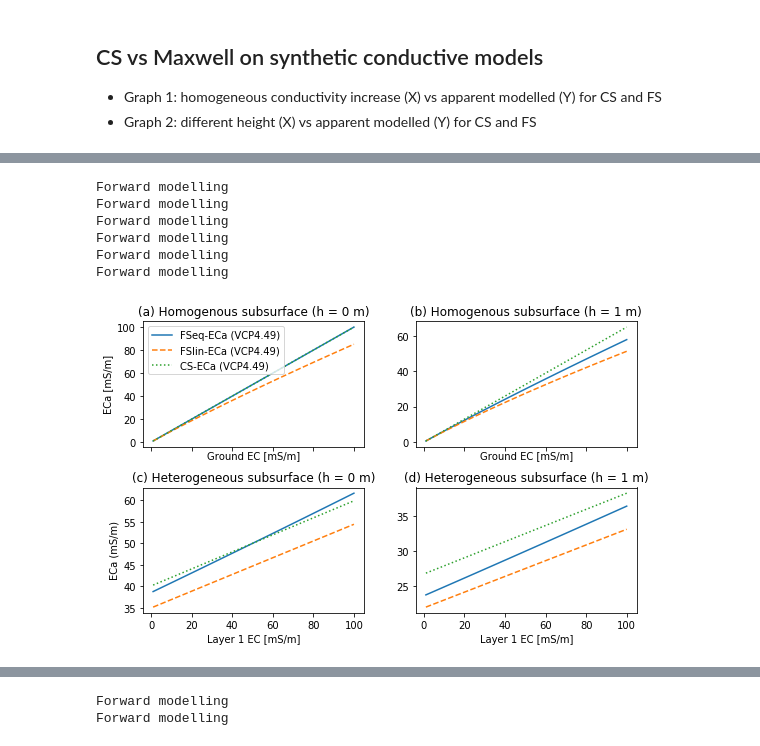
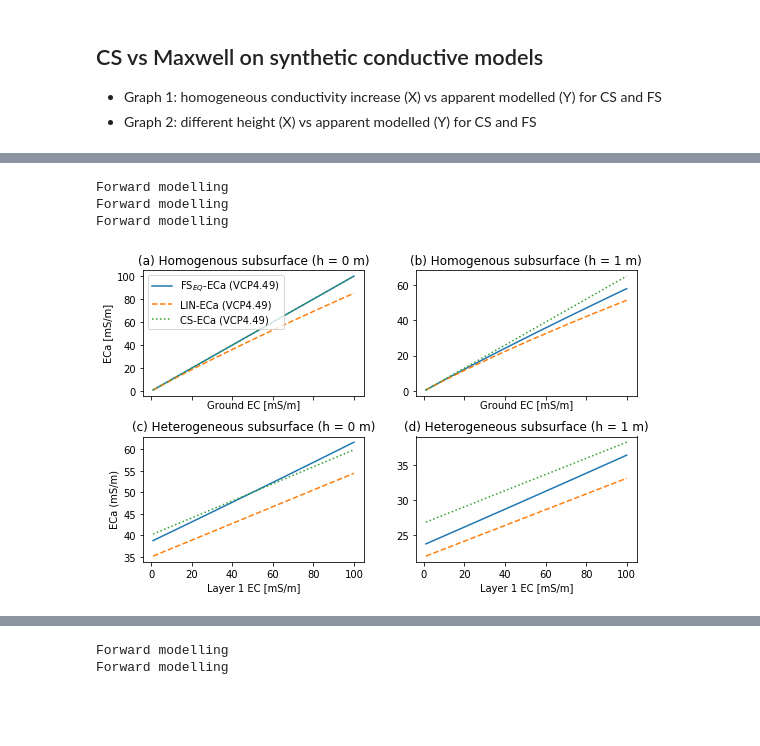
Before and after one commit to hkexgroup/emagpy, a Jupyter notebook: src/em-paper.ipynb, the cells around one changed output, grey strips where cells are left out. Saved outputs shown, nothing was run; the diff lists cells and outputs as text; code cells hidden in the pictures; blank space fills up the shorter version.

```diff
--- a/src/em-paper.ipynb
+++ b/src/em-paper.ipynb
@@ -79,7 +74,6 @@ ValueError: operands could not be broadcast together with shapes (608,2) (2,608)
 # %%
 # parameters for the synthetic model
-coil0 = ['VCP4.49f10000h0']
-coil1 = ['VCP4.49f10000h1']
+coils = ['VCP4.49f10000h0', 'VCP4.49f10000h1']
 
 # homogenous ground
 condsHomo = np.ones((100,2))*np.arange(100)[:,None]+1
@@ -91,60 +85,51 @@ condsHetero[:,1] = 50
 depths = np.ones((100,1))*0.5
 
 # forward modelling
-k0 = Problem()
-k0.setModels([depths, depths],[condsHomo, condsHetero])
-dfsFSeq0 = k0.forward(forwardModel='FSeq', coils=coil0)
-dfsFSlin0 = k0.forward(forwardModel='FSlin', coils=coil0)
-dfsCS0 = k0.forward(forwardModel='CS', coils=coil0)
-
-k1 = Problem()
-k1.setModels([depths, depths],[condsHomo, condsHetero])
-dfsFSeq1 = k1.forward(forwardModel='FSeq', coils=coil1)
-dfsFSlin1 = k1.forward(forwardModel='FSlin', coils=coil1)
-dfsCS1 = k1.forward(forwardModel='CS', coils=coil1)
+k = Problem()
+k.setModels([depths, depths],[condsHomo, condsHetero])
+dfsFSeq = k.forward(forwardModel='FSeq', coils=coils)
+dfsFSlin = k.forward(forwardModel='FSlin', coils=coils)
+dfsCS = k.forward(forwardModel='CS', coils=coils)
 # %% [output]
 Forward modelling
 Forward modelling
 Forward modelling
-Forward modelling
-Forward modelling
-Forward modelling
 # %%
 # figure
 fig, axs = plt.subplots(2, 2, sharex=True, sharey=False, figsize=(8, 5))
 axs = axs.flatten()
 ax = axs[0]
 ax.set_title('(a) Homogenous subsurface (h = 0 m)')
-ax.plot(condsHomo[:,0], dfsFSeq0[0][coil0], '-', label = "FSeq-ECa (VCP4.49)")
-ax.plot(condsHomo[:,0], dfsFSlin0[0][coil0], '--', label = "FSlin-ECa (VCP4.49)")
-ax.plot(condsHomo[:,0], dfsCS0[0][coil0], ':', label = "CS-ECa (VCP4.49)")
+ax.plot(condsHomo[:,0], dfsFSeq[0][coils[0]], '-', label = r'FS$_{EQ}$-ECa (VCP4.49)')
+ax.plot(condsHomo[:,0], dfsFSlin[0][coils[0]], '--', label = 'LIN-ECa (VCP4.49)')
+ax.plot(condsHomo[:,0], dfsCS[0][coils[0]], ':', label = 'CS-ECa (VCP4.49)')
 ax.set_ylabel('ECa [mS/m]')
 ax.set_xlabel('Ground EC [mS/m]')
 ax.legend()
 
 ax = axs[1]
 ax.set_title('(b) Homogenous subsurface (h = 1 m)')
-ax.plot(condsHomo[:,0], dfsFSeq1[0][coil1], '-', label = "FSeq-ECa (VCP4.49)")
-ax.plot(condsHomo[:,0], dfsFSlin1[0][coil1], '--', label = "FSlin-ECa (VCP4.49)")
-ax.plot(condsHomo[:,0], dfsCS1[0][coil1], ':', label = "CS-ECa (VCP4.49)")
+ax.plot(condsHomo[:,0], dfsFSeq[0][coils[1]], '-')
+ax.plot(condsHomo[:,0], dfsFSlin[0][coils[1]], '--')
+ax.plot(condsHomo[:,0], dfsCS[0][coils[1]], ':')
 ax.set_xlabel('Ground EC [mS/m]')
 
 ax = axs[2]
 ax.set_title('(c) Heterogeneous subsurface (h = 0 m)')
-ax.plot(condsHetero[:,0], dfsFSeq0[1][coil0], '-', label = "FSeq-ECa (VCP4.49)")
-ax.plot(condsHetero[:,0], dfsFSlin0[1][coil0], '--', label = "FSlin-ECa (VCP4.49)")
-ax.plot(condsHetero[:,0], dfsCS0[1][coil0], ':', label = "CS-ECa (VCP4.49)")
+ax.plot(condsHetero[:,0], dfsFSeq[1][coils[0]], '-')
+ax.plot(condsHetero[:,0], dfsFSlin[1][coils[0]], '--')
+ax.plot(condsHetero[:,0], dfsCS[1][coils[0]], ':')
 ax.set_ylabel('ECa (mS/m)')
 ax.set_xlabel('Layer 1 EC [mS/m]')
 
 ax = axs[3]
 ax.set_title('(d) Heterogeneous subsurface (h = 1 m)')
-ax.plot(condsHetero[:,0], dfsFSeq1[1][coil1], '-', label = "FSeq-ECa (VCP4.49)")
-ax.plot(condsHetero[:,0], dfsFSlin1[1][coil1], '--', label = "FSlin-ECa (VCP4.49)")
-ax.plot(condsHetero[:,0], dfsCS1[1][coil1], ':', label = "CS-ECa (VCP4.49)")
+ax.plot(condsHetero[:,0], dfsFSeq[1][coils[1]], '-')
+ax.plot(condsHetero[:,0], dfsFSlin[1][coils[1]], '--')
+ax.plot(condsHetero[:,0], dfsCS[1][coils[1]], ':')
 ax.set_xlabel('Layer 1 EC [mS/m]')
 
 fig.tight_layout()
 fig.savefig(outputdir + 'cs-maxwell.jpg', dpi=500)
 # %% [output]
-[figure, old version]
+[figure, new version]
```
Also changed, not shown: parts of 6 cells of this notebook.
